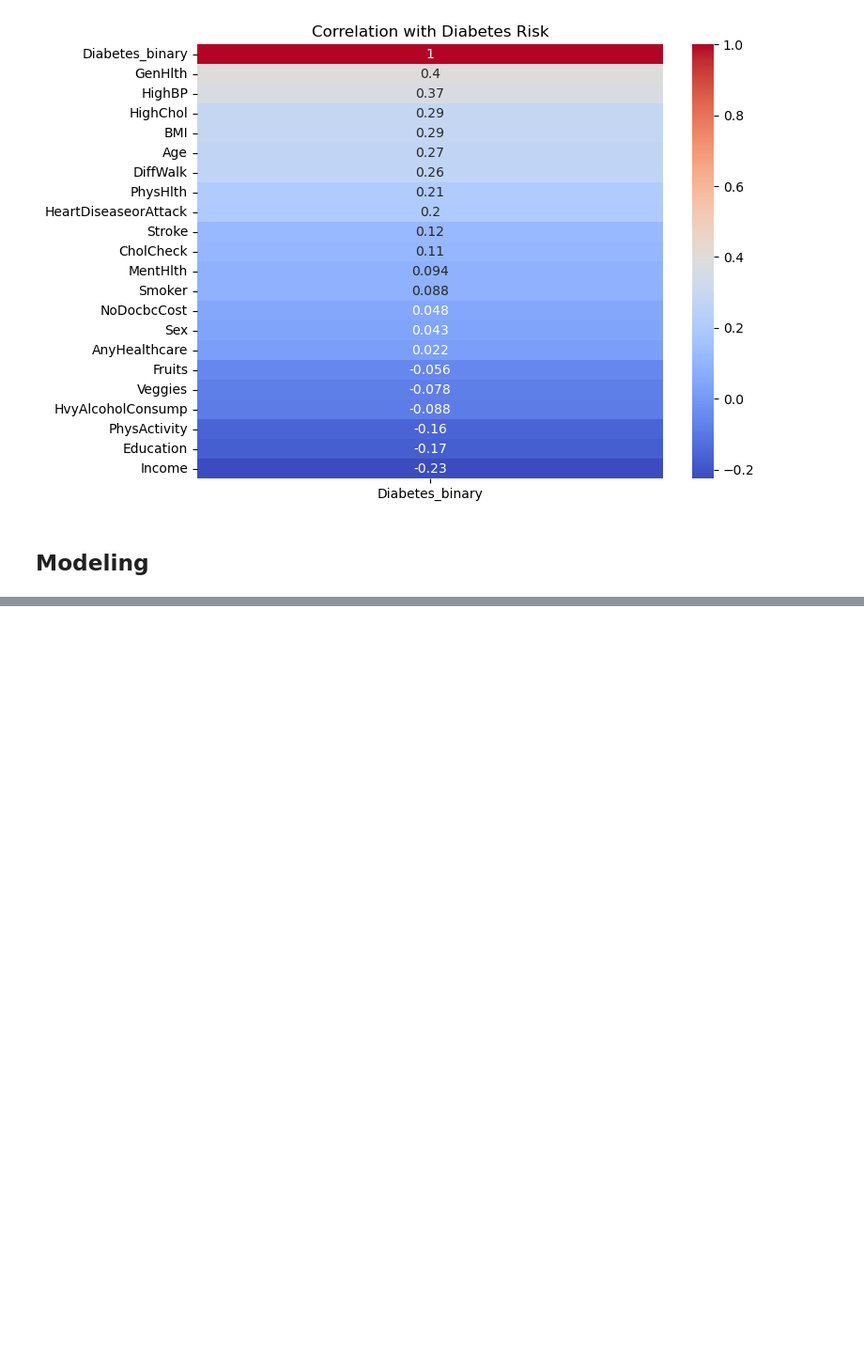
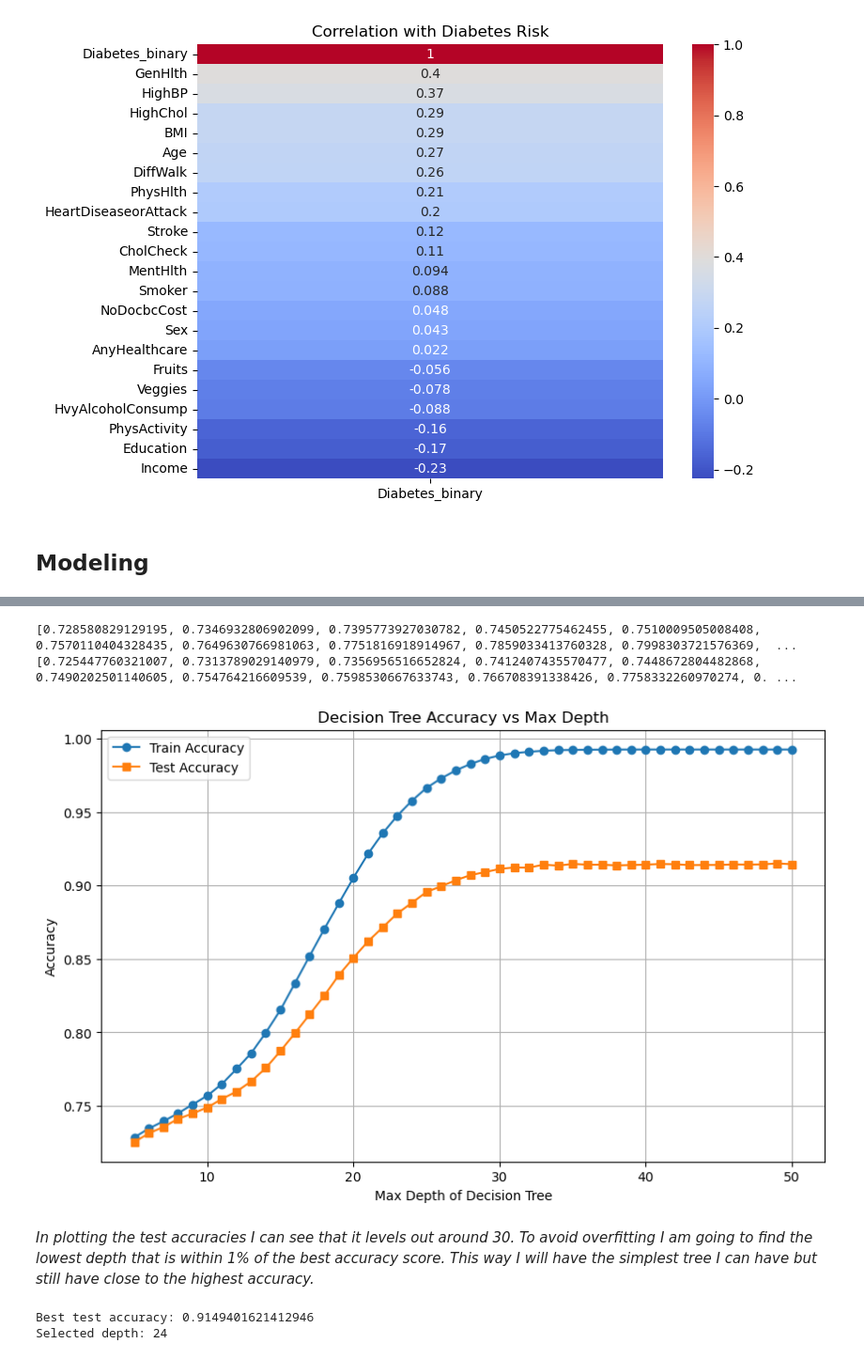
Before and after one commit to Campbellworsley3/diabetes_project, a Jupyter notebook: diabetes.ipynb, the cells around one changed output, grey strips where cells are left out. Shown: that part at 94% size. Saved outputs shown, nothing was run; the diff lists cells and outputs as text; code cells hidden in the pictures; blank space fills up the shorter version.

Commit message:
Testing different tree depths and looking at the accuracies. I found the best depth that avoids overfitting is 24.

```diff
--- a/diabetes.ipynb
+++ b/diabetes.ipynb
@@ -188,0 +192,62 @@ print(train_score,test_score)
+# %%
+# testing different tree depths
+ran = np.arange(5,51,1)
+
+train_scores = []
+test_scores = []
+
+for num in ran:
+    T = DecisionTreeClassifier(max_depth=num)
+    T.fit(X_train, y_train)
+
+    train_score = T.score(X_train, y_train)
+    test_score = T.score(X_test, y_test)
+
+    train_scores.append(train_score)
+    test_scores.append(test_score)
+
+print(train_scores)
+print(test_scores)
+# %% [output]
+[0.728580829129195, 0.7346932806902099, 0.7395773927030782, 0.7450522775462455, 0.7510009505008408, 0.7570110404328435, 0.7649630766981063, 0.7751816918914967, 0.7859033413760328, 0.7998303721576369,  ...
+[0.725447760321007, 0.7313789029140979, 0.7356956516652824, 0.7412407435570477, 0.7448672804482868, 0.7490202501140605, 0.754764216609539, 0.7598530667633743, 0.766708391338426, 0.7758332260970274, 0. ...
+# %%
+#Visualizing accuracy of test and train for different depths
+plt.figure(figsize=(10, 6))
+plt.plot(ran, train_scores, label='Train Accuracy', marker='o')
+plt.plot(ran, test_scores, label='Test Accuracy', marker='s')
+plt.xlabel('Max Depth of Decision Tree')
+plt.ylabel('Accuracy')
+plt.title('Decision Tree Accuracy vs Max Depth')
+plt.legend()
+plt.grid(True)
+plt.savefig('accuracy_vs_depth.png', dpi=300, bbox_inches='tight')
+plt.show()
+# %% [output]
+[figure, added]
+# %% [markdown]
+*In plotting the test accuracies I can see that it levels out around 30. To avoid overfitting I am going to find the lowest depth that is within 1% of the best accuracy score. This way I will have the simplest tree I can have but still have close to the highest accuracy.*
+# %%
+# this is my way of finding the best accuracy and then establishing a threshold and finding the best depth.
+max_depths = list(range(1, 51))
+
+best_accuracy = 0
+for acc in test_scores:
+    if acc > best_accuracy:
+        best_accuracy = acc
+
+threshold = best_accuracy * 0.99
+
+best_depth = None
+
+# finding lowest best depth
+for i in range(len(test_scores)):
+    if test_scores[i] >= threshold:
+        best_depth = max_depths[i]
+        break
+
+print(f"Best test accuracy: {best_accuracy}")
+print(f"Selected depth: {best_depth}")
+# %% [output]
+Best test accuracy: 0.9149401621412946
+Selected depth: 24
```
Also changed, not shown: parts of 3 cells of this notebook, 2 other files.
